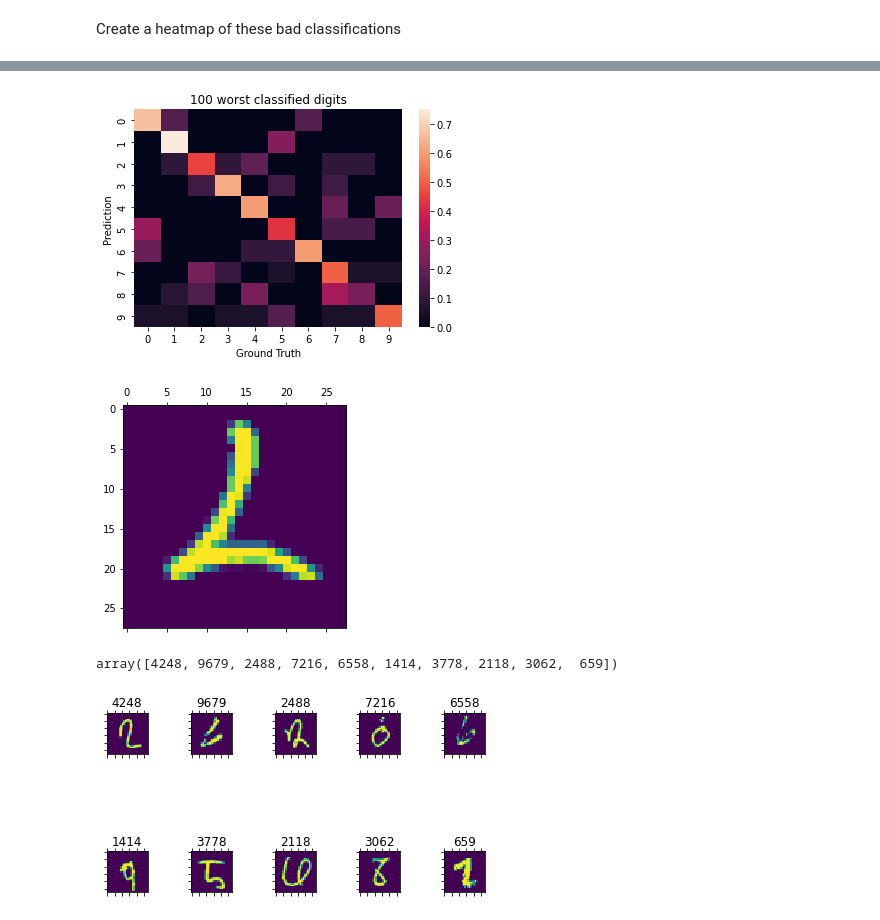
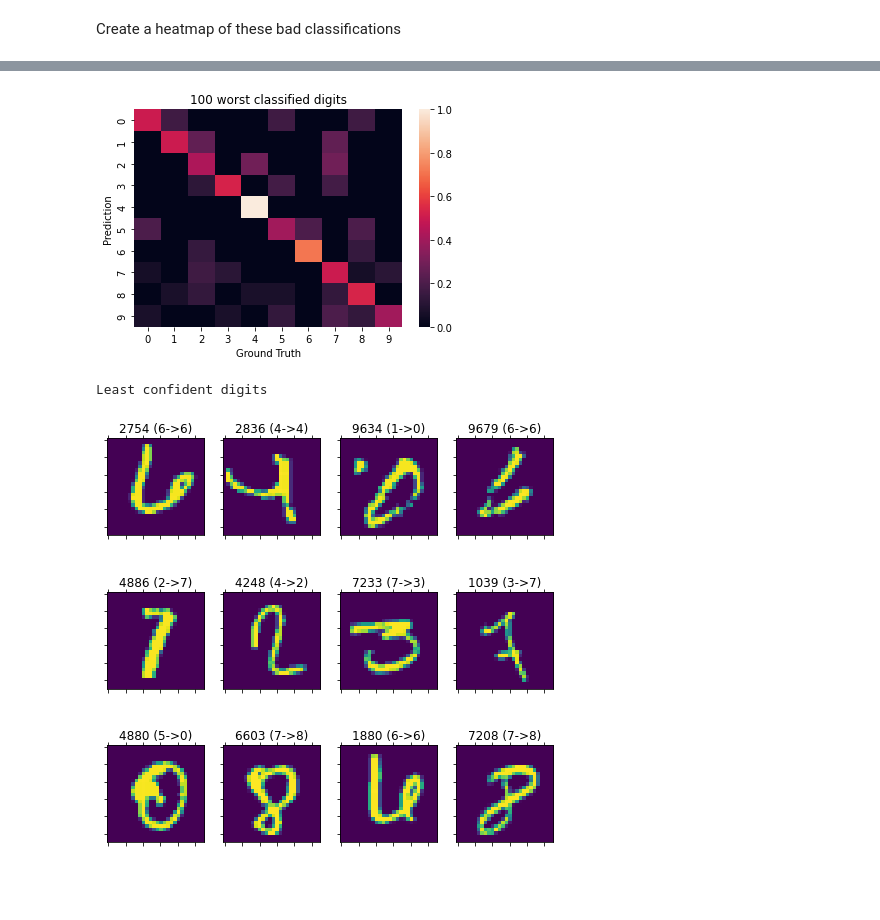
Before and after one commit to gyndlf/ambigious-digits, a Jupyter notebook: mnist_notebook.ipynb, the cells around one changed output, grey strips where cells are left out. Saved outputs shown, nothing was run; the diff lists cells and outputs as text; code cells hidden in the pictures; blank space fills up the shorter version.

Commit message:
Found incorrect digits

```diff
--- a/mnist_notebook.ipynb
+++ b/mnist_notebook.ipynb
@@ -105,7 +105,7 @@ history = model.fit(X, y,
                     epochs=30,
                     batch_size=128,
                     validation_split=0.2,
-                    verbose=0)
+                    verbose=1)
 #model.save('net1.h5')
 print('Took',(time.time()-tick).__round__(4),'seconds to train the network')
 # %% [output]
@@ -148,7 +156,8 @@ preds = model.predict(X_)
 # Find what the model's predictions actually were
 summary = np.zeros((10,10))
 
-for p, truth in zip(preds, y_test):
+for p, truth in zip(preds.copy(), y_test):
+    p[truth] = 0  # Remove the correct result
     summary[truth] += p
     #print(p, truth)
 
@@ -216,35 +210,24 @@ plt.xlabel("Ground Truth")
 plt.ylabel("Prediction")
 plt.show()
 # %% [output]
-[figure, old version]
+[figure, new version]
-# %%
-x_test[4248].shape
-plt.matshow(x_test[326])
-plt.show()
-# %% [output]
-[figure, removed]
-# %%
-arr[:, 0][:10].astype('int')
-# %% [output]
-array([4248, 9679, 2488, 7216, 6558, 1414, 3778, 2118, 3062,  659])
 # %%
-cols = 5
-rows = 2
+cols = 4
+rows = 3
+to_plot = arr[:, 0][:rows*cols].astype('int')
+fig, axs = plt.subplots(rows, cols, figsize=(8, 8))
 
-to_plot = arr[:, 0][:10].astype('int')
-
-fig, axs = plt.subplots(rows, cols)
-fig.tight_layout()
-
+#fig.tight_layout()
 cnt = 0
 for i in range(rows):
     for j in range(cols):
         axs[i,j].matshow(x_test[to_plot[cnt]])
-        axs[i, j].set_title(f'{to_plot[cnt]}')
+        axs[i, j].set_title(f'{to_plot[cnt]} ({int(arr[j+i*cols, 2])}->{int(arr[j+i*cols, 1])})')
         axs[i, j].xaxis.set_ticklabels([])
         axs[i, j].yaxis.set_ticklabels([])
         cnt += 1
-
+print("Least confident digits")
 plt.show()
 # %% [output]
+Least confident digits
-[figure, old version]
+[figure, new version]
```
Also changed, not shown: parts of 14 cells of this notebook.
